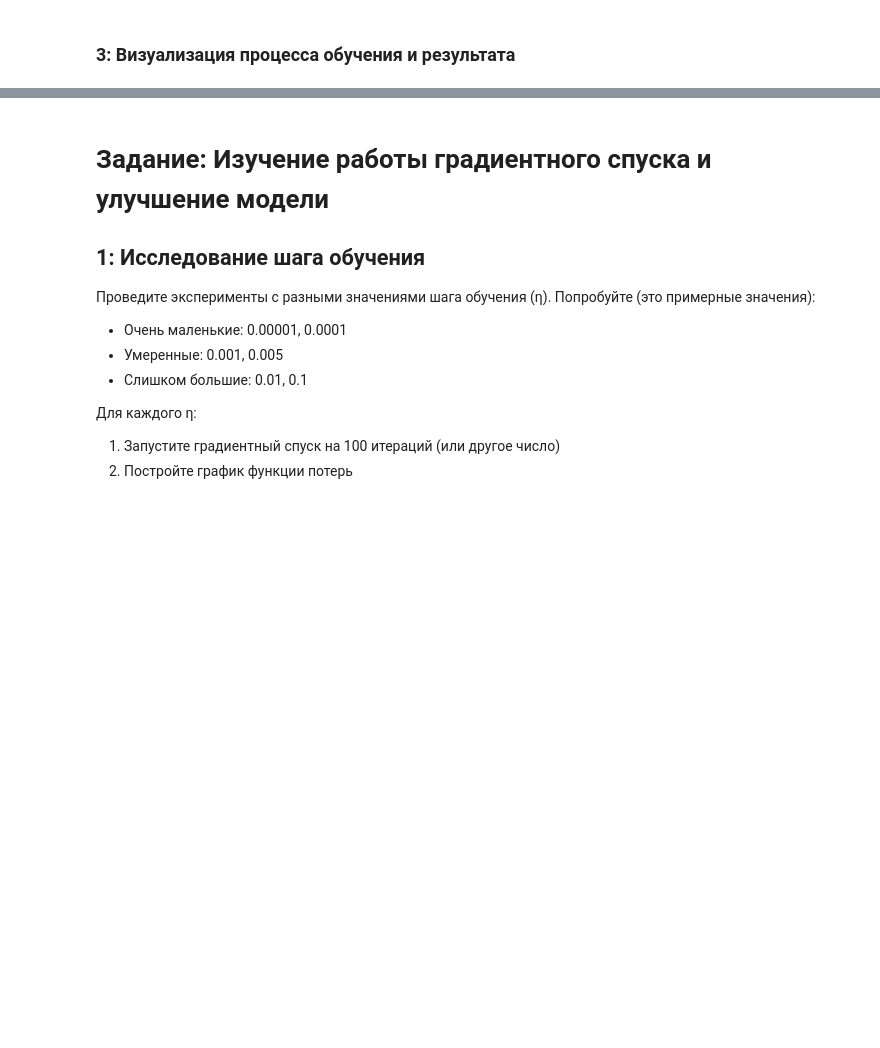
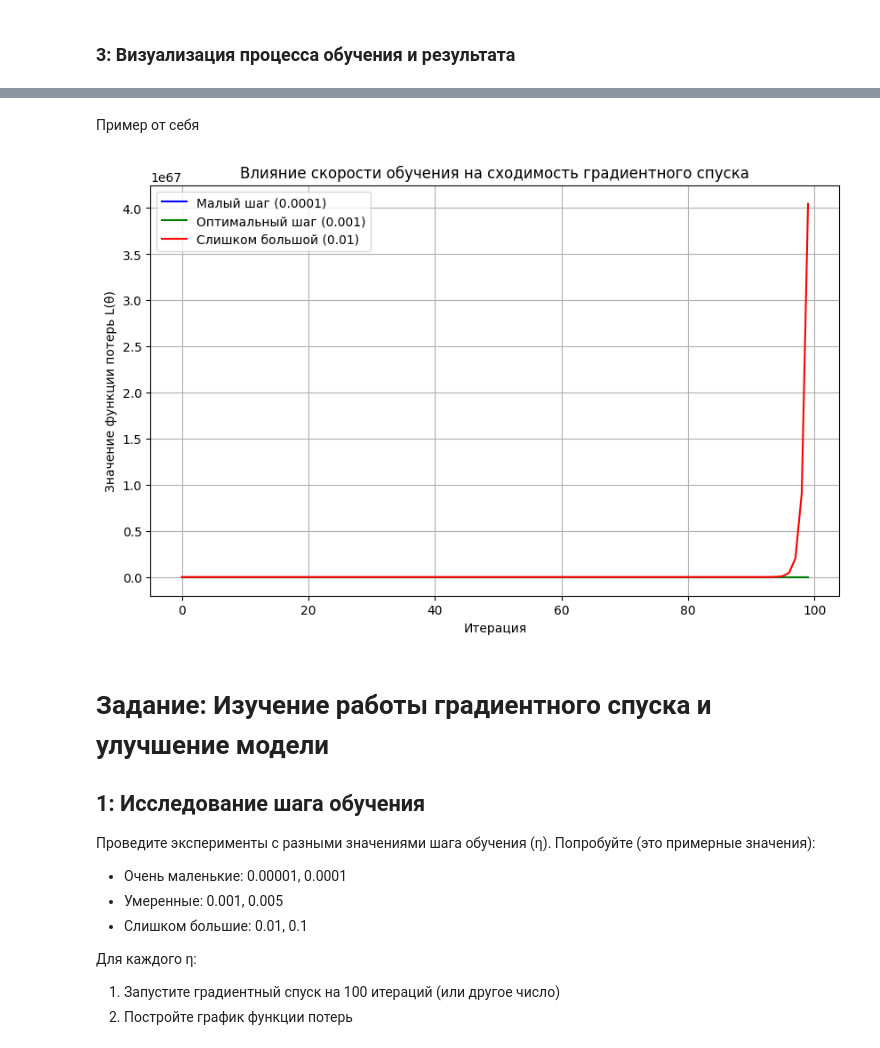
Before and after one commit to NikitaR041/Programming-at-SUSU, a Jupyter notebook: MachineLearning/Laboratories/lab2/ЛР2_Часть_1_Линейная_регрессия.ipynb, the cells around one changed output, grey strips where cells are left out. Drawn from its saved outputs; the diff is of its cells as text; code cells hidden in the pictures; blank space fills up the shorter version.

```diff
--- a/MachineLearning/Laboratories/lab2/ЛР2_Часть_1_Линейная_регрессия.ipynb
+++ b/MachineLearning/Laboratories/lab2/ЛР2_Часть_1_Линейная_регрессия.ipynb
@@ -188,3 +189,25 @@ plt.show()
+# %% [markdown]
+Пример от себя
+# %%
+# === Три разных скорости обучения ===
+etas = [0.0001, 0.001, 0.01]   # слишком маленькая, нормальная, слишком большая
+colors = ['blue', 'green', 'red']
+labels = ['Малый шаг (0.0001)', 'Оптимальный шаг (0.001)', 'Слишком большой (0.01)']
+
+plt.figure(figsize=(10, 6))
+
+for eta, color, label in zip(etas, colors, labels):
+    theta_opt, loss_history = gradient_descent(X, s, theta_init, learning_rate=eta, n_iterations=100)
+    plt.plot(loss_history, color=color, label=label)
+
+plt.title("Влияние скорости обучения на сходимость градиентного спуска")
+plt.xlabel("Итерация")
+plt.ylabel("Значение функции потерь L(θ)")
+plt.legend()
+plt.grid(True)
+plt.show()
+# %% [output]
+[figure, added]
 # %% [markdown]
 # Задание: Изучение работы градиентного спуска и улучшение модели
 
```
Also changed, not shown: parts of 7 cells of this notebook, 1 other file.
